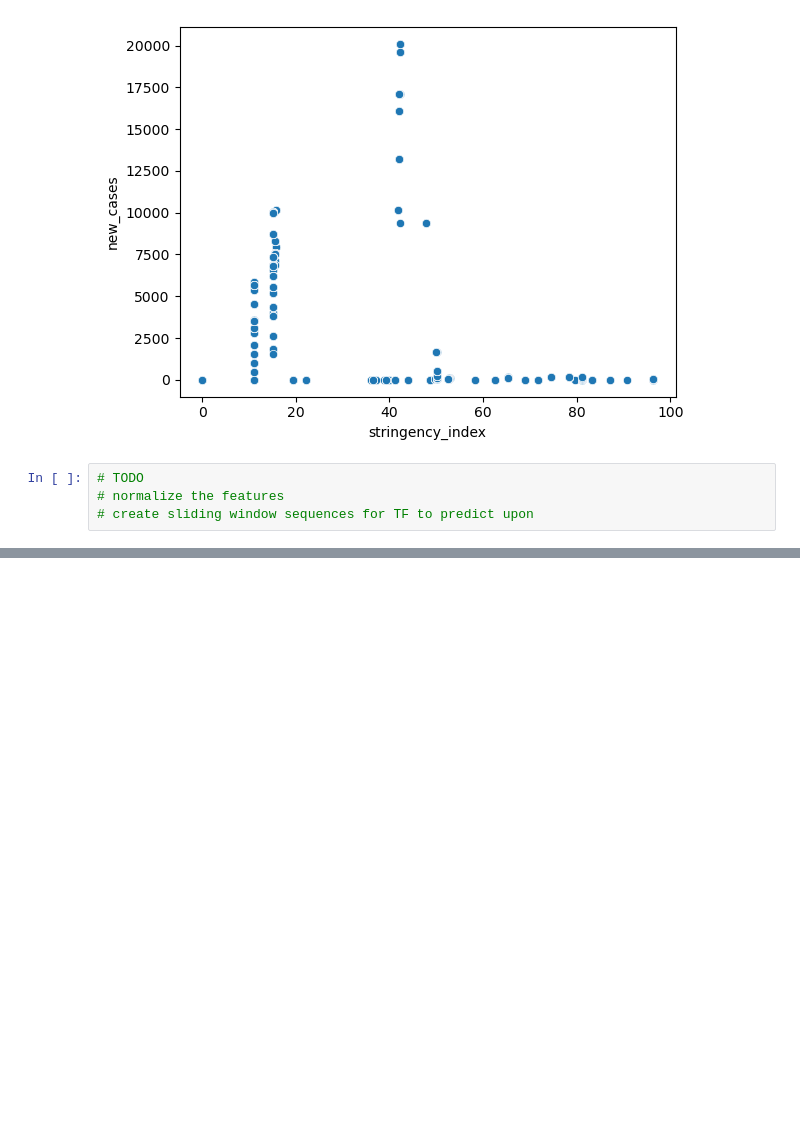
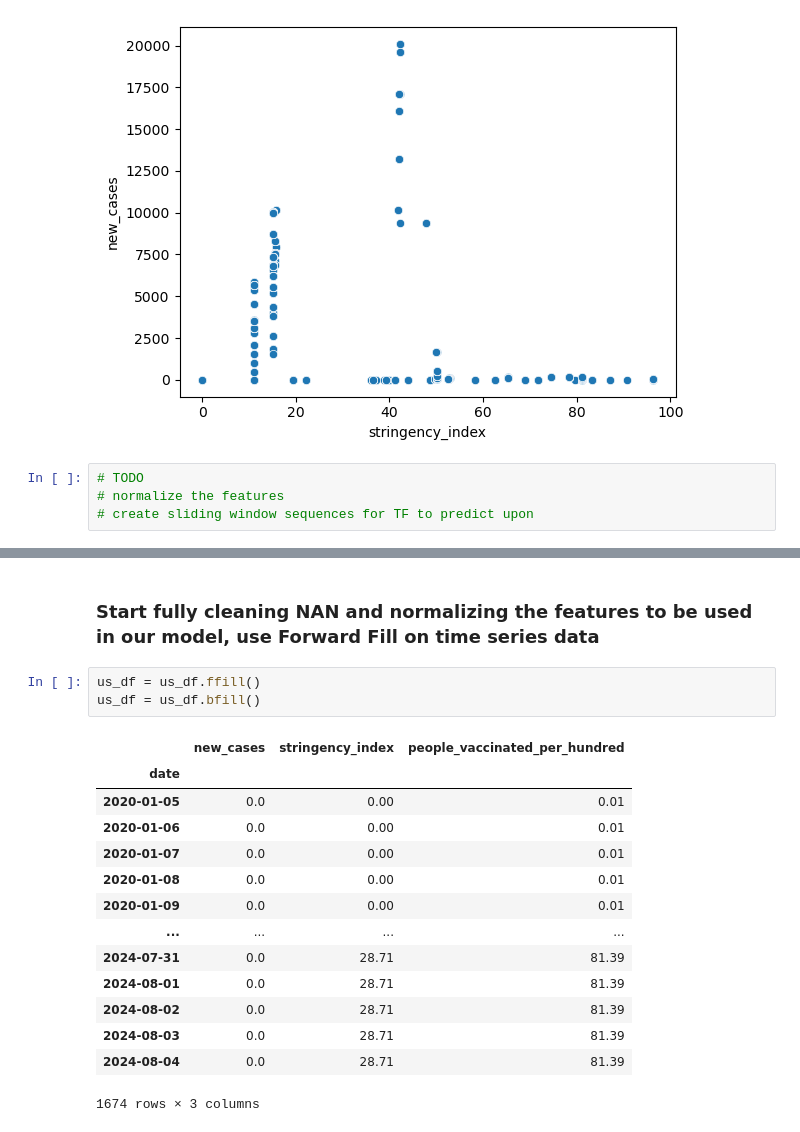
Before and after one commit to RaghavDewangan/Covid-Outbreak-Prediction, a Jupyter notebook: pred.ipynb, the cells around one changed output, grey strips where cells are left out. Cells and saved outputs as stored; diff of their text form; blank space fills up the shorter version.

```diff
--- a/pred.ipynb
+++ b/pred.ipynb
@@ -327,0 +342,20 @@ sns.scatterplot(x=nz_df['stringency_index'], y=nz_df['new_cases'])
+# %% [markdown]
+### Start fully cleaning NAN and normalizing the features to be used in our model, use Forward Fill on time series data
+# %%
+us_df = us_df.ffill()
+us_df = us_df.bfill()
+# %% [output]
+|  | new_cases | stringency_index | people_vaccinated_per_hundred |
+| date |  |  |  |
+| 2020-01-05 | 0.0 | 0.00 | 0.01 |
+| 2020-01-06 | 0.0 | 0.00 | 0.01 |
+| 2020-01-07 | 0.0 | 0.00 | 0.01 |
+| 2020-01-08 | 0.0 | 0.00 | 0.01 |
+| 2020-01-09 | 0.0 | 0.00 | 0.01 |
+| ... | ... | ... | ... |
+| 2024-07-31 | 0.0 | 28.71 | 81.39 |
+| 2024-08-01 | 0.0 | 28.71 | 81.39 |
+| 2024-08-02 | 0.0 | 28.71 | 81.39 |
+| 2024-08-03 | 0.0 | 28.71 | 81.39 |
+| 2024-08-04 | 0.0 | 28.71 | 81.39 |
+1674 rows × 3 columns
```
Also changed, not shown: parts of 6 cells of this notebook.
